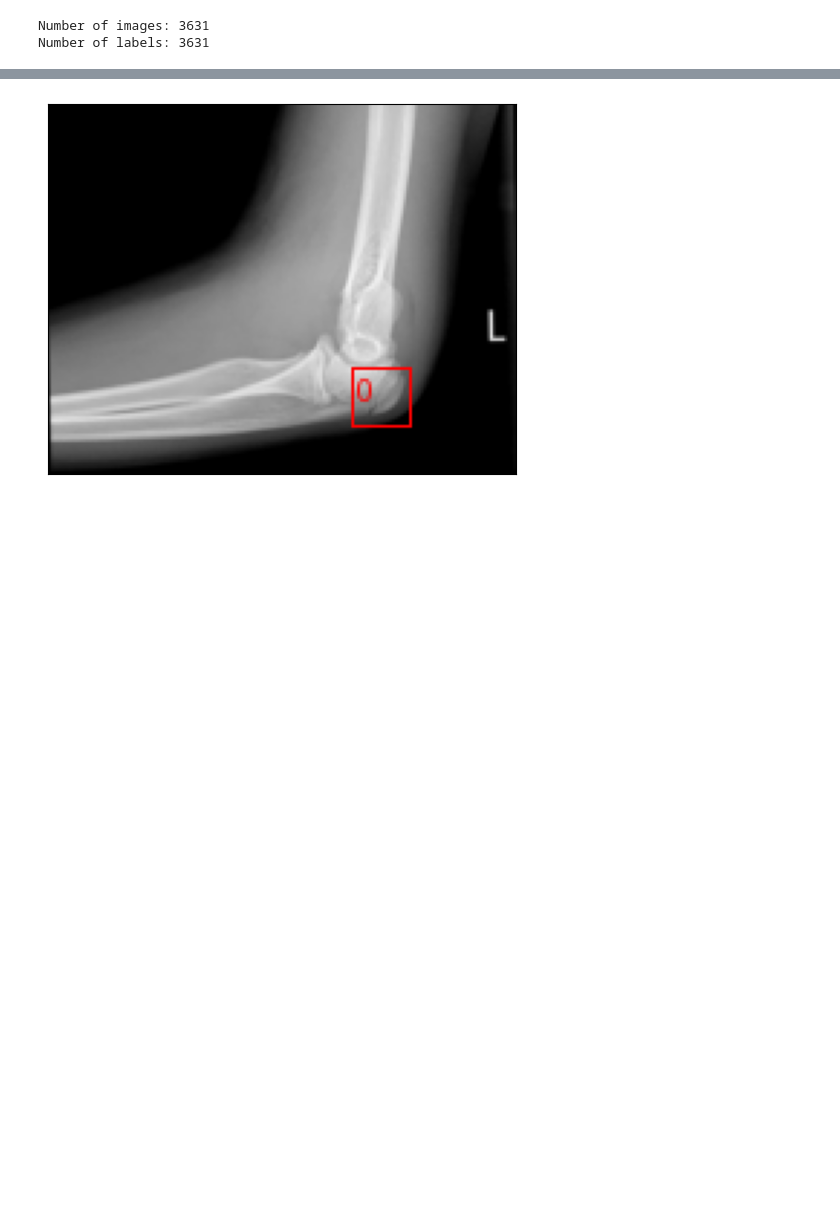
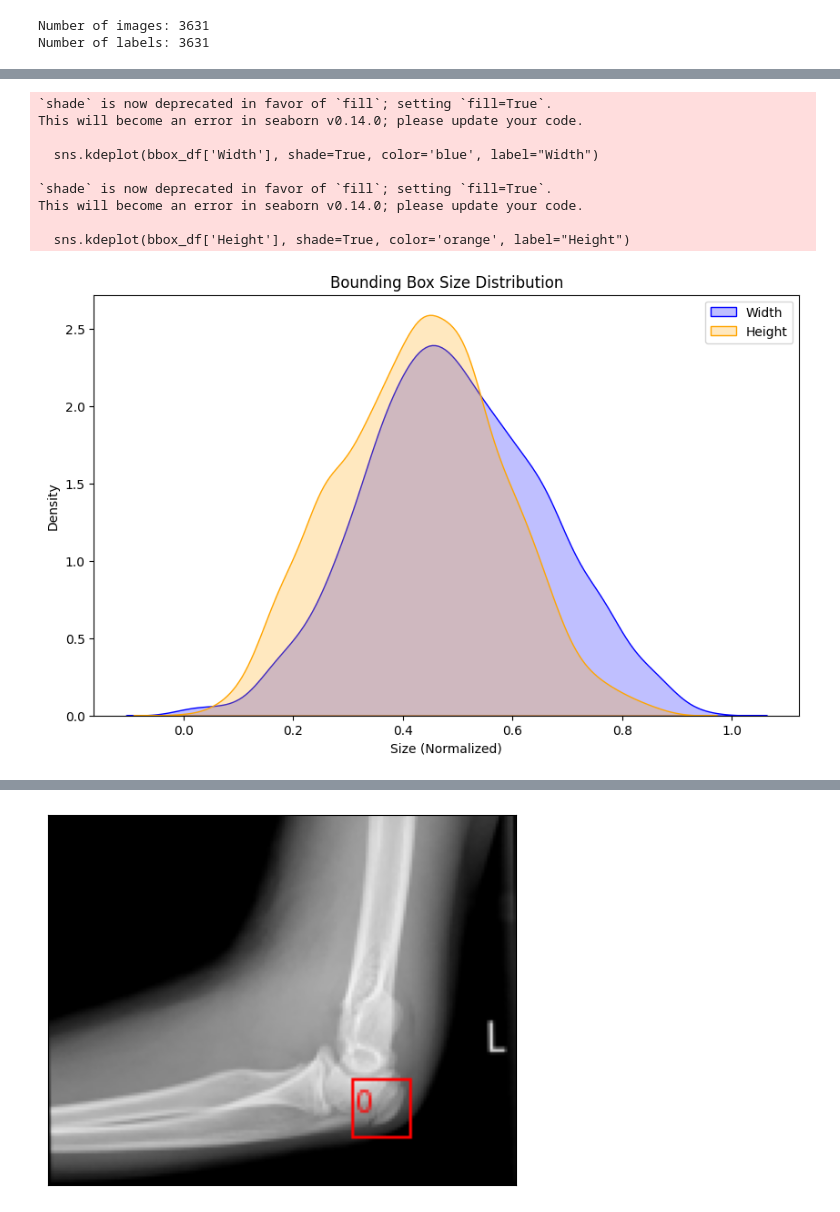
Before and after one commit to anish-dhage/NN-Bone_Fracture-G31, a Jupyter notebook: eda.ipynb, the cells around one changed output, grey strips where cells are left out. Cells and saved outputs as stored; diff of their text form; code cells hidden in the pictures; blank space fills up the shorter version.

```diff
--- a/eda.ipynb
+++ b/eda.ipynb
@@ -95,0 +196,34 @@ plt.show()
+# %%
+bbox_widths = []
+bbox_heights = []
+
+for lbl in label_files:
+    label_path = os.path.join(train_label_dir, lbl)
+    labels = parse_label_file(label_path)
+
+    for label in labels:
+        bbox_widths.append(label['bbox'][2])  # Normalized width
+        bbox_heights.append(label['bbox'][3])  # Normalized height
+
+# Convert to DataFrame
+bbox_df = pd.DataFrame({'Width': bbox_widths, 'Height': bbox_heights})
+
+# Plot bounding box size distribution
+plt.figure(figsize=(10, 6))
+sns.kdeplot(bbox_df['Width'], shade=True, color='blue', label="Width")
+sns.kdeplot(bbox_df['Height'], shade=True, color='orange', label="Height")
+plt.title("Bounding Box Size Distribution")
+plt.xlabel("Size (Normalized)")
+plt.legend()
+plt.show()
+# %% [output]
+`shade` is now deprecated in favor of `fill`; setting `fill=True`.
+This will become an error in seaborn v0.14.0; please update your code.
+
+  sns.kdeplot(bbox_df['Width'], shade=True, color='blue', label="Width")
+
+`shade` is now deprecated in favor of `fill`; setting `fill=True`.
+This will become an error in seaborn v0.14.0; please update your code.
+
+  sns.kdeplot(bbox_df['Height'], shade=True, color='orange', label="Height")
+[figure, added]
```
Also changed, not shown: parts of 7 cells of this notebook, 1 other file.
